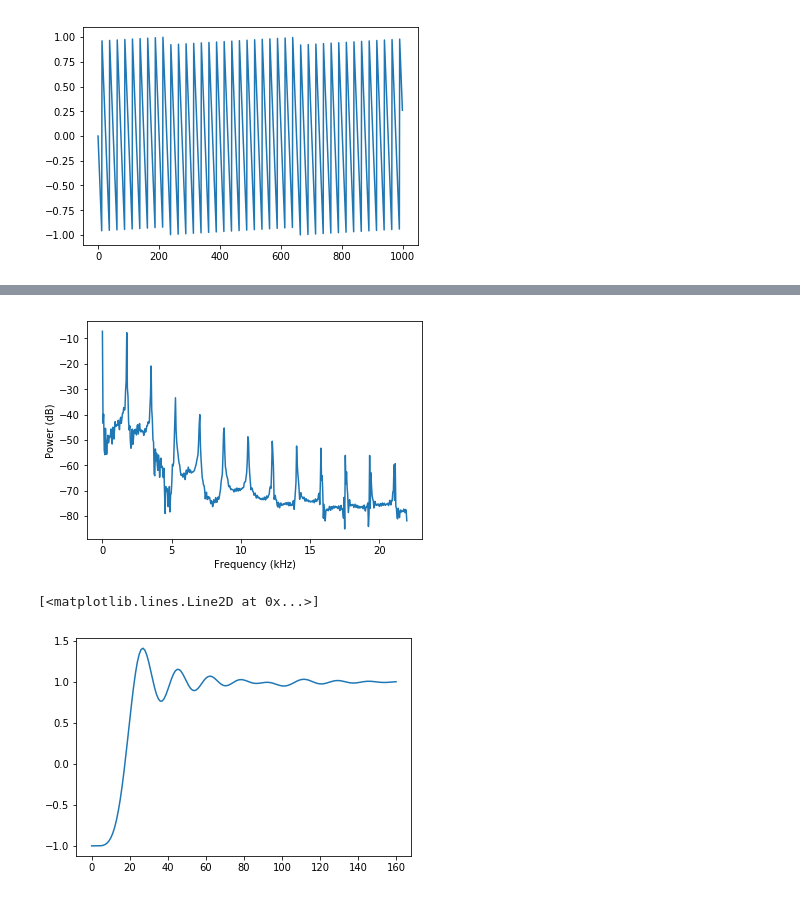
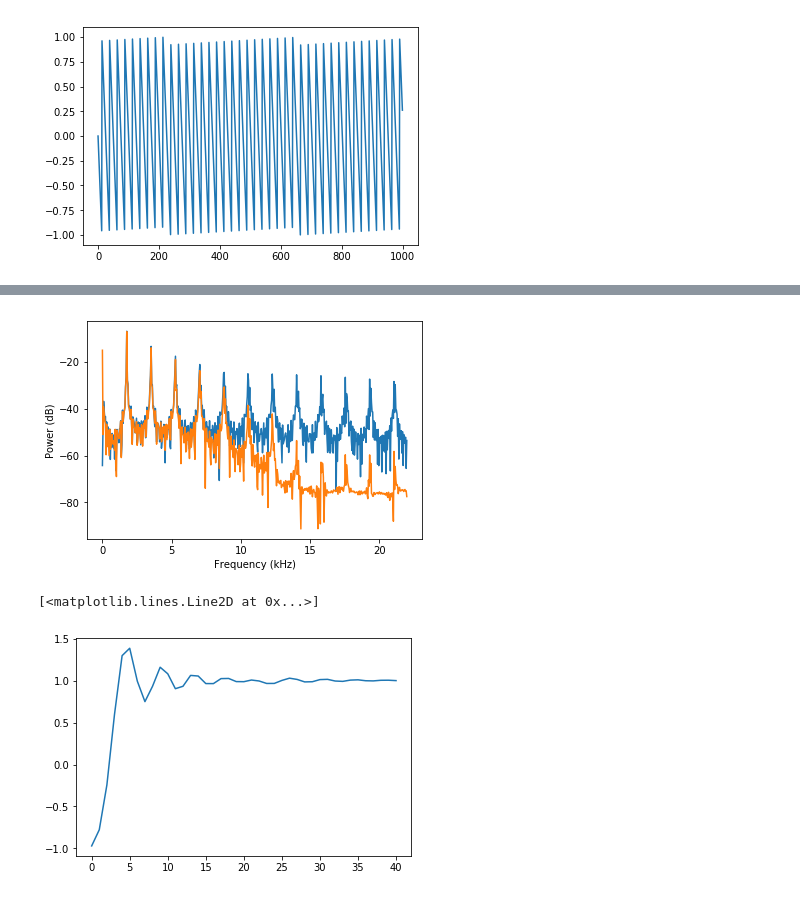
Before and after one commit to rknLA/pd-blosc, a Jupyter notebook: notebook/BlepSawtooth.ipynb, the cells around one changed output, grey strips where cells are left out. Drawn from its saved outputs; the diff is of its cells as text; code cells hidden in the pictures.

Commit message:
More playing around with plots

```diff
--- a/notebook/BlepSawtooth.ipynb
+++ b/notebook/BlepSawtooth.ipynb
@@ -7,6 +7,8 @@ Populating the interactive namespace from numpy and matplotlib
 # %%
 import numpy as np
 from minblep import generate_min_blep
+
+sample_rate = 44100
 # %% [markdown]
 Picking up from where we left off with the MinBlep notebook:
 # %%
@@ -129,11 +128,12 @@ plot_spectrum(bl_wave, 44100)
 # %%
-other_blep = [val * 2 - 1 for val in generate_min_blep(10, 8)]
-bl_wave = list(gen_bl_saw(other_blep, 1760, 44100, 1000, np.pi))
-plot_spectrum(bl_wave, 44100)
+other_blep = [val * 2 - 1 for val in generate_min_blep(10, 2)]
+bl_wave = list(gen_bl_saw(other_blep, 1760, sample_rate, 1000, np.pi))
+plot_spectrum(list(gen_pure_sawtooth(1760, sample_rate, 1000, np.pi)), sample_rate)
+plot_spectrum(bl_wave, sample_rate)
 # %% [output]
-[figure, old version]
+[figure, new version]
 # %%
 plot(other_blep)
 # %% [output]
 [<matplotlib.lines.Line2D at 0x...>]
-[figure, old version]
+[figure, new version]
```
Also changed, not shown: parts of 12 cells of this notebook.
